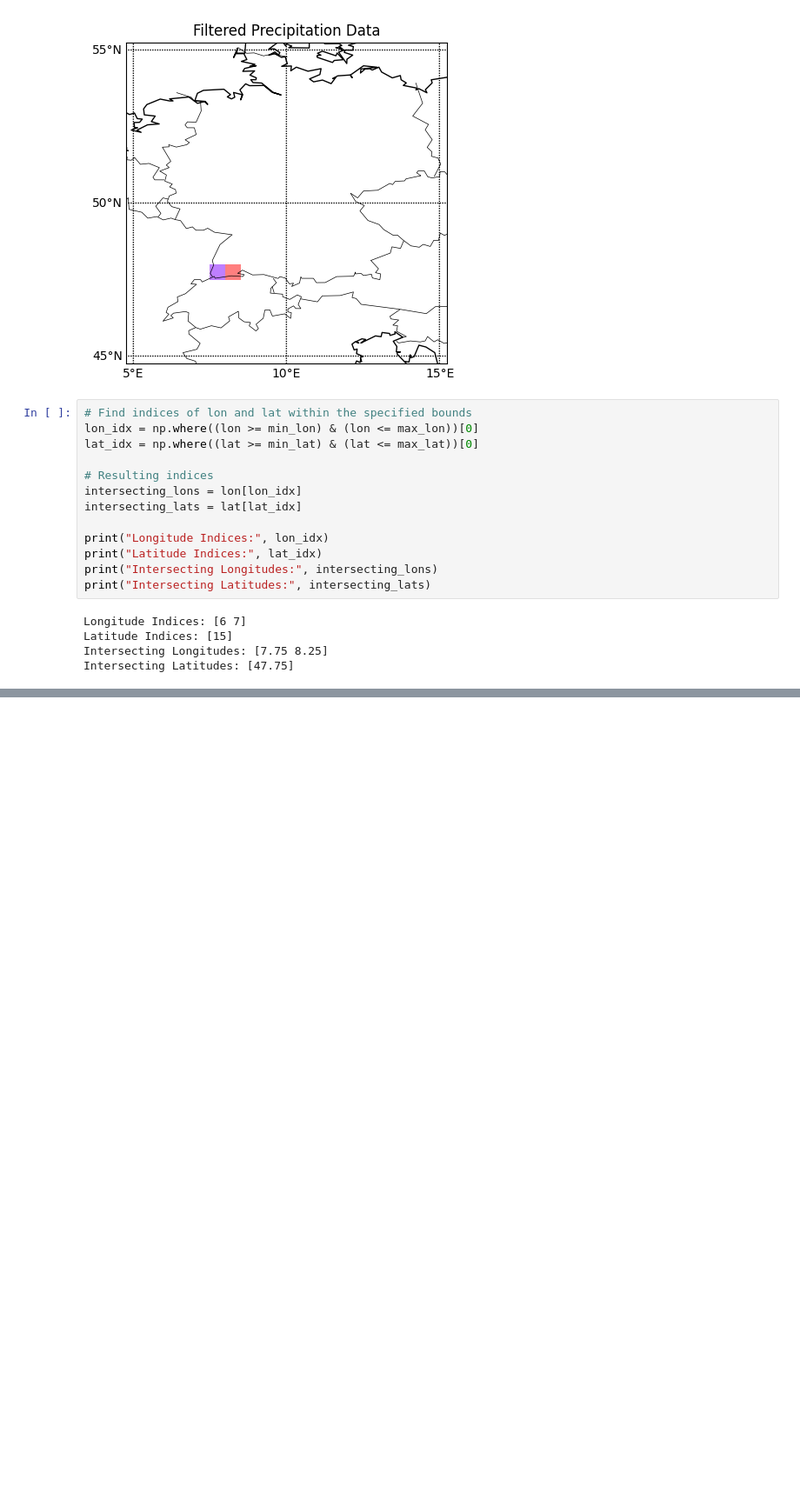
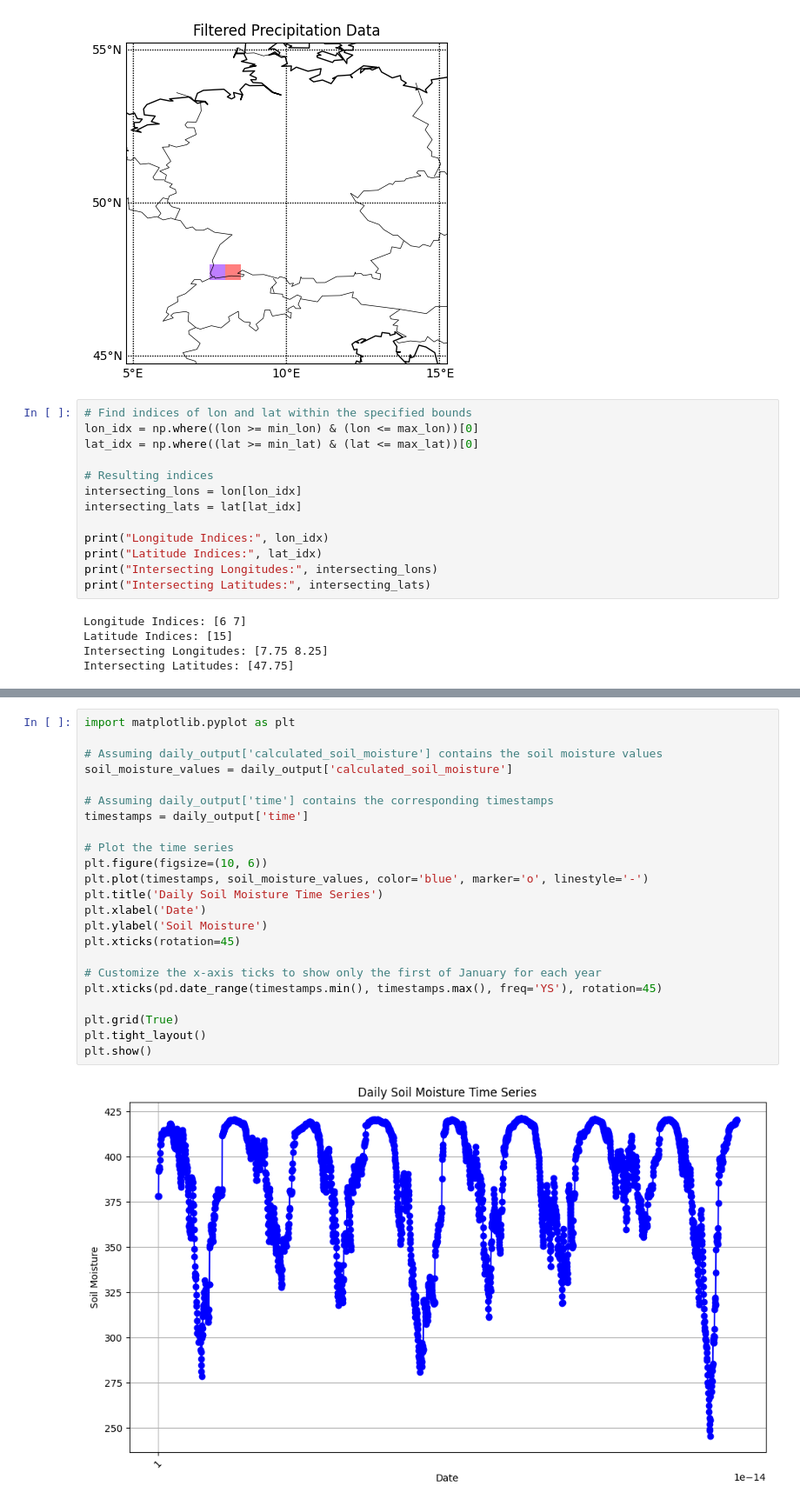
Before and after one commit to justusnoegel/deadwood_prediction, a Jupyter notebook: schwarzwald.ipynb, the cells around one changed output, grey strips where cells are left out. Shown at 87% size. Saved outputs shown, nothing was run; the diff lists cells and outputs as text; blank space fills up the shorter version.

```diff
--- a/schwarzwald.ipynb
+++ b/schwarzwald.ipynb
@@ -255,0 +265,25 @@ ValueError: setting an array element with a sequence. The requested array has an
+# %%
+import matplotlib.pyplot as plt
+
+# Assuming daily_output['calculated_soil_moisture'] contains the soil moisture values
+soil_moisture_values = daily_output['calculated_soil_moisture']
+
+# Assuming daily_output['time'] contains the corresponding timestamps
+timestamps = daily_output['time']
+
+# Plot the time series
+plt.figure(figsize=(10, 6))
+plt.plot(timestamps, soil_moisture_values, color='blue', marker='o', linestyle='-')
+plt.title('Daily Soil Moisture Time Series')
+plt.xlabel('Date')
+plt.ylabel('Soil Moisture')
+plt.xticks(rotation=45)
+
+# Customize the x-axis ticks to show only the first of January for each year
+plt.xticks(pd.date_range(timestamps.min(), timestamps.max(), freq='YS'), rotation=45)
+
+plt.grid(True)
+plt.tight_layout()
+plt.show()
+# %% [output]
+[figure, added]
```
Also changed, not shown: parts of 8 cells of this notebook, 1 other file.
